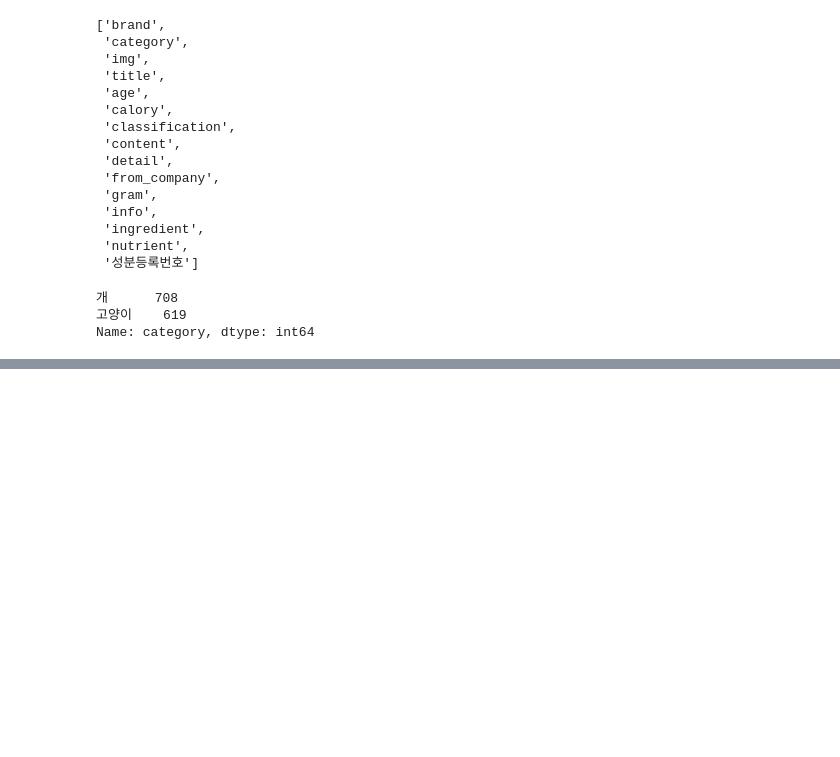
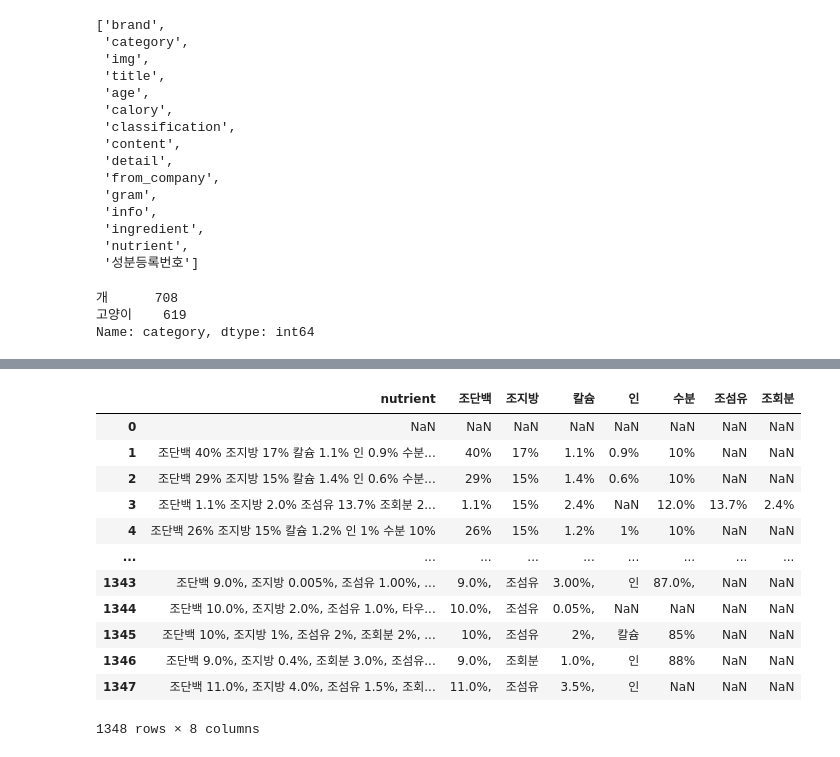
Before and after one commit to da-head0/myperfood, a Jupyter notebook: Petfood_전처리.ipynb, the cells around one changed output, grey strips where cells are left out. Saved outputs shown, nothing was run; the diff lists cells and outputs as text; code cells hidden in the pictures; blank space fills up the shorter version.

```diff
--- a/Petfood_전처리.ipynb
+++ b/Petfood_전처리.ipynb
@@ -149,0 +296,16 @@ dfx
+# %%
+df2
+# %% [output]
+|  | nutrient | 조단백 | 조지방 | 칼슘 | 인 | 수분 | 조섬유 | 조회분 |
+| 0 | NaN | NaN | NaN | NaN | NaN | NaN | NaN | NaN |
+| 1 | 조단백 40% 조지방 17% 칼슘 1.1% 인 0.9% 수분... | 40% | 17% | 1.1% | 0.9% | 10% | NaN | NaN |
+| 2 | 조단백 29% 조지방 15% 칼슘 1.4% 인 0.6% 수분... | 29% | 15% | 1.4% | 0.6% | 10% | NaN | NaN |
+| 3 | 조단백 1.1% 조지방 2.0% 조섬유 13.7% 조회분 2... | 1.1% | 15% | 2.4% | NaN | 12.0% | 13.7% | 2.4% |
+| 4 | 조단백 26% 조지방 15% 칼슘 1.2% 인 1% 수분 10% | 26% | 15% | 1.2% | 1% | 10% | NaN | NaN |
+| ... | ... | ... | ... | ... | ... | ... | ... | ... |
+| 1343 | 조단백 9.0%, 조지방 0.005%, 조섬유 1.00%, ... | 9.0%, | 조섬유 | 3.00%, | 인 | 87.0%, | NaN | NaN |
+| 1344 | 조단백 10.0%, 조지방 2.0%, 조섬유 1.0%, 타우... | 10.0%, | 조섬유 | 0.05%, | NaN | NaN | NaN | NaN |
+| 1345 | 조단백 10%, 조지방 1%, 조섬유 2%, 조회분 2%, ... | 10%, | 조섬유 | 2%, | 칼슘 | 85% | NaN | NaN |
+| 1346 | 조단백 9.0%, 조지방 0.4%, 조회분 3.0%, 조섬유... | 9.0%, | 조회분 | 1.0%, | 인 | 88% | NaN | NaN |
+| 1347 | 조단백 11.0%, 조지방 4.0%, 조섬유 1.5%, 조회... | 11.0%, | 조섬유 | 3.5%, | 인 | NaN | NaN | NaN |
+1348 rows × 8 columns
```
Also changed, not shown: parts of 26 cells of this notebook.
